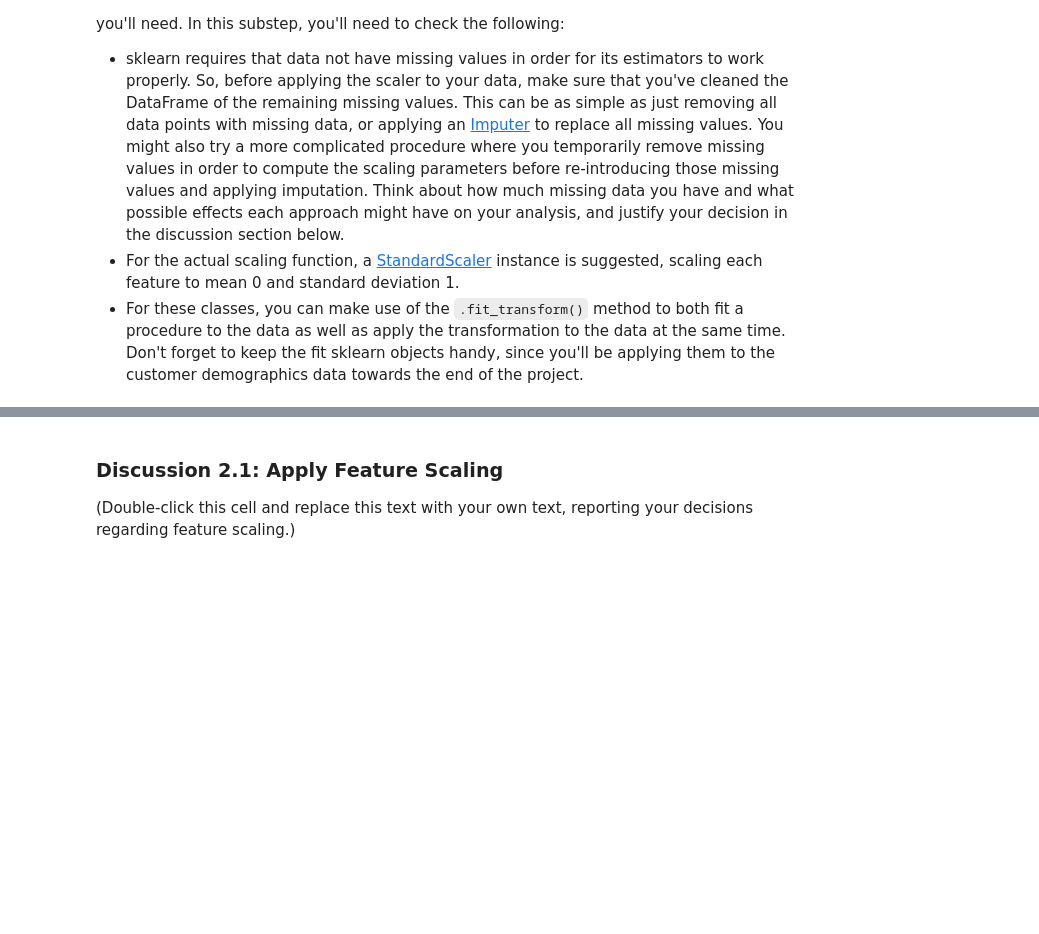
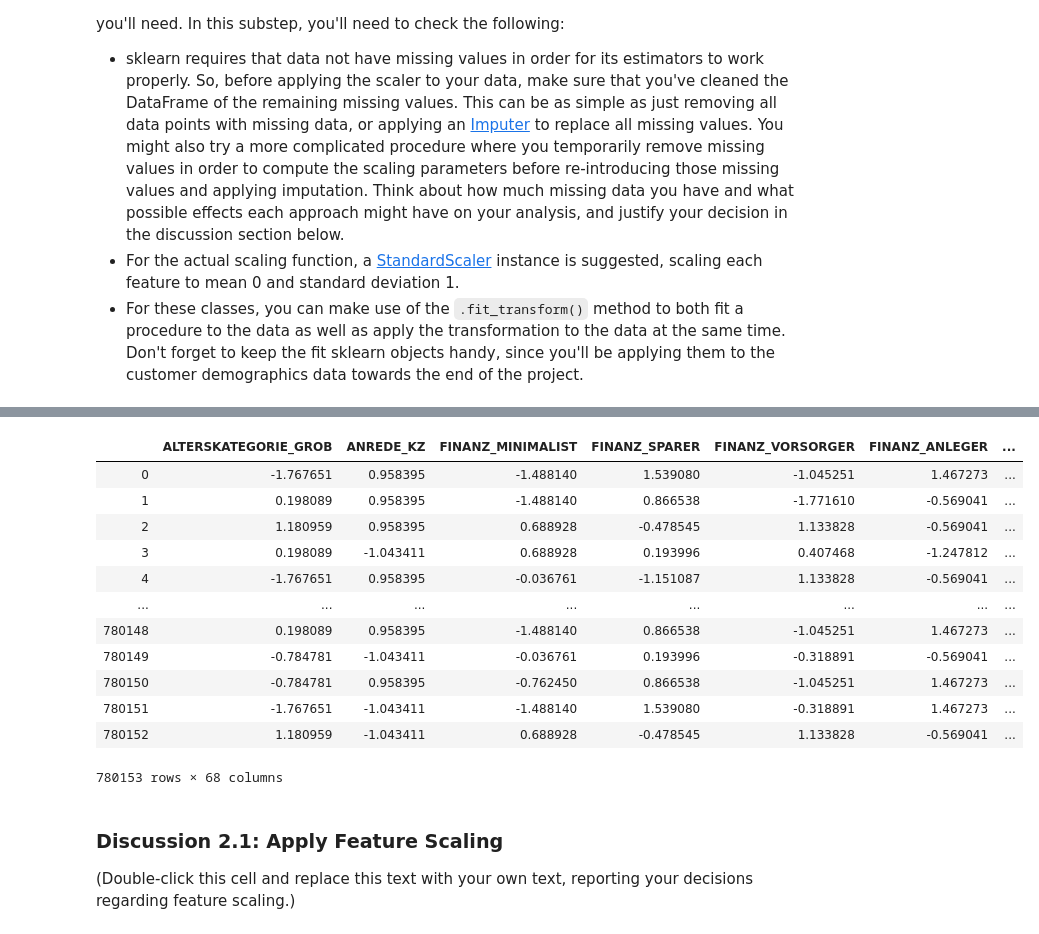
Before and after one commit to gepallas/Machine_Learning_3_Customer_Segmentation, a Jupyter notebook: Identify_Customer_Segments.ipynb, the cells around one changed output, grey strips where cells are left out. Saved outputs shown, nothing was run; the diff lists cells and outputs as text; code cells hidden in the pictures; blank space fills up the shorter version.

```diff
--- a/Identify_Customer_Segments.ipynb
+++ b/Identify_Customer_Segments.ipynb
@@ -1110,2 +1172,3 @@ Before we apply dimensionality reduction techniques to the data, we need to perf
 # %%
 # Apply feature scaling to the general population demographics data.
+azdias_scaled = StandardScaler().fit_transform(azdias_imputed)
@@ -1112,3 +1191,22 @@ Before we apply dimensionality reduction techniques to the data, we need to perf
+# %%
+# Re-create dataframe with scaled data
+azdias_scaled = pd.DataFrame(azdias_scaled, columns=azdias_imputed.columns)
+# %%
+azdias_scaled
+# %% [output]
+|  | ALTERSKATEGORIE_GROB | ANREDE_KZ | FINANZ_MINIMALIST | FINANZ_SPARER | FINANZ_VORSORGER | FINANZ_ANLEGER | ... |
+| 0 | -1.767651 | 0.958395 | -1.488140 | 1.539080 | -1.045251 | 1.467273 | ... |
+| 1 | 0.198089 | 0.958395 | -1.488140 | 0.866538 | -1.771610 | -0.569041 | ... |
+| 2 | 1.180959 | 0.958395 | 0.688928 | -0.478545 | 1.133828 | -0.569041 | ... |
+| 3 | 0.198089 | -1.043411 | 0.688928 | 0.193996 | 0.407468 | -1.247812 | ... |
+| 4 | -1.767651 | 0.958395 | -0.036761 | -1.151087 | 1.133828 | -0.569041 | ... |
+| ... | ... | ... | ... | ... | ... | ... | ... |
+| 780148 | 0.198089 | 0.958395 | -1.488140 | 0.866538 | -1.045251 | 1.467273 | ... |
+| 780149 | -0.784781 | -1.043411 | -0.036761 | 0.193996 | -0.318891 | -0.569041 | ... |
+| 780150 | -0.784781 | 0.958395 | -0.762450 | 0.866538 | -1.045251 | 1.467273 | ... |
+| 780151 | -1.767651 | -1.043411 | -1.488140 | 1.539080 | -0.318891 | 1.467273 | ... |
+| 780152 | 1.180959 | -1.043411 | 0.688928 | -0.478545 | 1.133828 | -0.569041 | ... |
+780153 rows × 68 columns
 # %% [markdown]
 ### Discussion 2.1: Apply Feature Scaling
 
```
Also changed, not shown: parts of 12 cells of this notebook.
